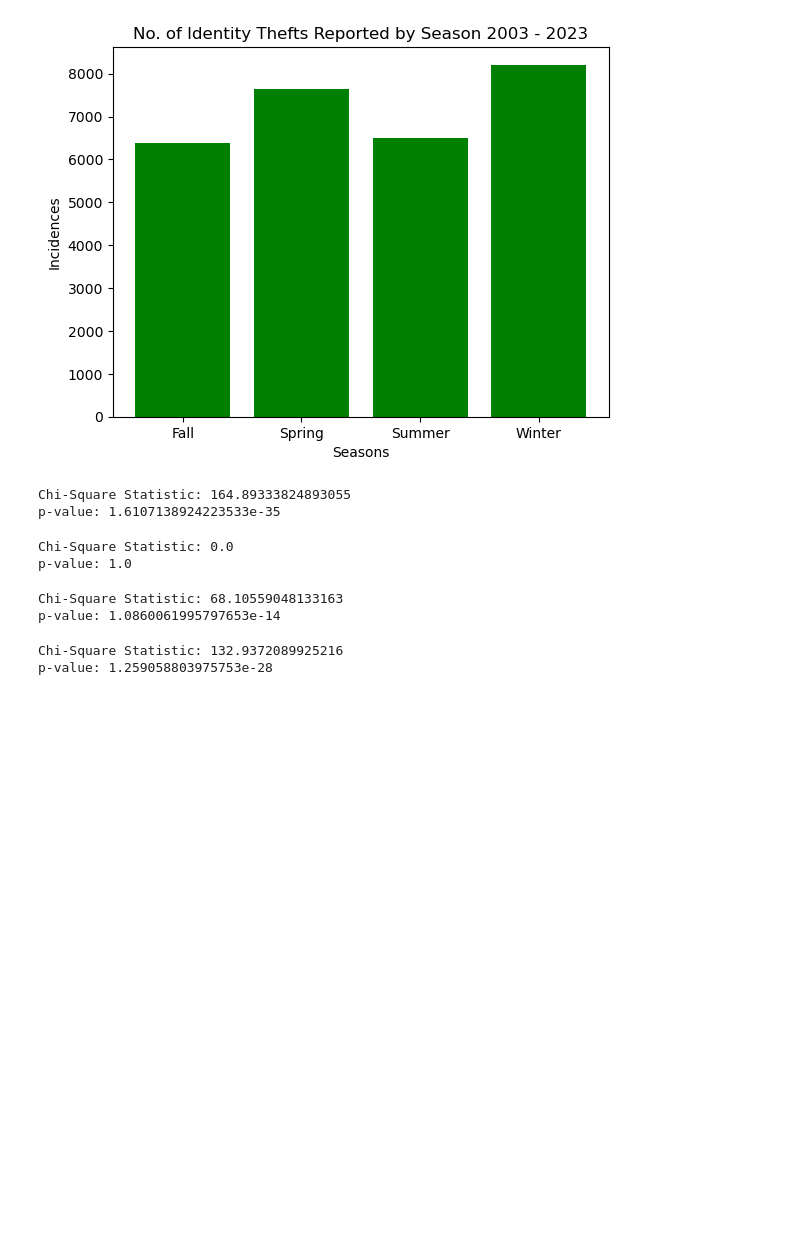
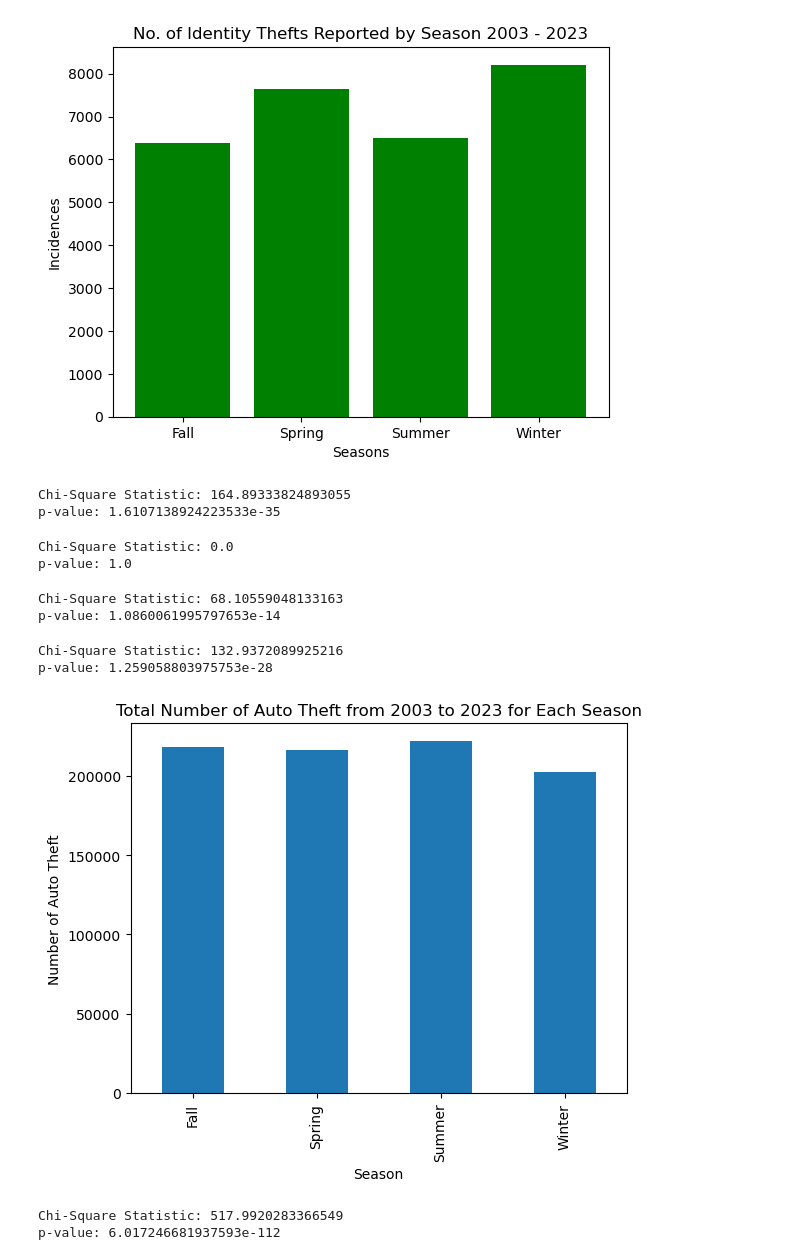
Before and after one commit to KillerTwinkie7/project-one, a Jupyter notebook: crime_analysis_ipynb-checkpoint2.ipynb, the cells around one changed output. Saved outputs shown, nothing was run; the diff lists cells and outputs as text; code cells hidden in the pictures; blank space fills up the shorter version.

```diff
--- a/crime_analysis_ipynb-checkpoint2.ipynb
+++ b/crime_analysis_ipynb-checkpoint2.ipynb
@@ -411,0 +414,19 @@ p-value: 1.259058803975753e-28
+# %%
+# Filter data for the years 2003 to 2023
+filtered_years = all_theft_crimes[(all_theft_crimes['Occurred Date'].dt.year >= 2003) & (all_theft_crimes['Occurred Date'].dt.year <= 2023)]
+
+# Group by season and count occurrences
+season_counts = filtered_years.groupby('Season', observed=False).size()
+
+# Plot the data as a bar plot
+season_counts.plot(kind='bar')
+
+# Add labels and title
+plt.title('Total Number of Auto Theft from 2003 to 2023 for Each Season')
+plt.xlabel('Season')
+plt.ylabel('Number of Auto Theft')
+
+# Show the plot
+plt.show()
+# %% [output]
+[figure, added]
@@ -411,0 +437,12 @@ p-value: 1.259058803975753e-28
+# %%
+total = season_counts.sum()
+expected = np.full(shape=season_counts.shape, fill_value=total / 4)  # Equal distribution among seasons
+
+# Conducting the Chi-square test
+chi2, p_value, dof, expected = chi2_contingency([season_counts.values, expected])
+
+print(f"Chi-Square Statistic: {chi2}")
+print(f"p-value: {p_value}")
+# %% [output]
+Chi-Square Statistic: 517.9920283366549
+p-value: 6.017246681937593e-112
```
Also changed, not shown: parts of 3 cells of this notebook.
